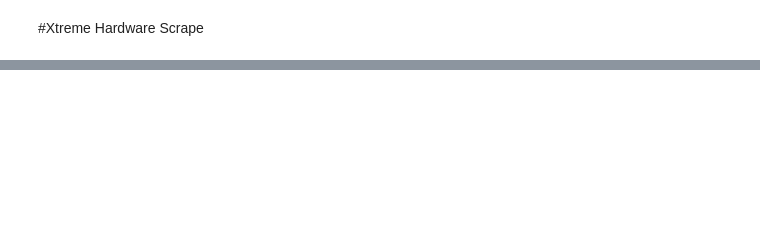
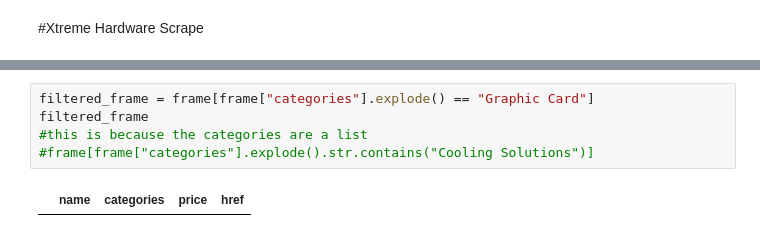
Before and after one commit to AhmedB479/Pakistan-PC-Price-list-webscrapper, a Jupyter notebook: PC_Part_Scraper.ipynb, the cells around one changed output, grey strips where cells are left out. Cells and saved outputs as stored; diff of their text form; blank space fills up the shorter version.

```diff
--- a/PC_Part_Scraper.ipynb
+++ b/PC_Part_Scraper.ipynb
@@ -66,0 +168,7 @@ Price: ₨14,500
+# %%
+filtered_frame = frame[frame["categories"].explode() == "Graphic Card"]
+filtered_frame
+#this is because the categories are a list
+#frame[frame["categories"].explode().str.contains("Cooling Solutions")]
+# %% [output]
+|  | name | categories | price | href |
```
Also changed, not shown: parts of 11 cells of this notebook.
